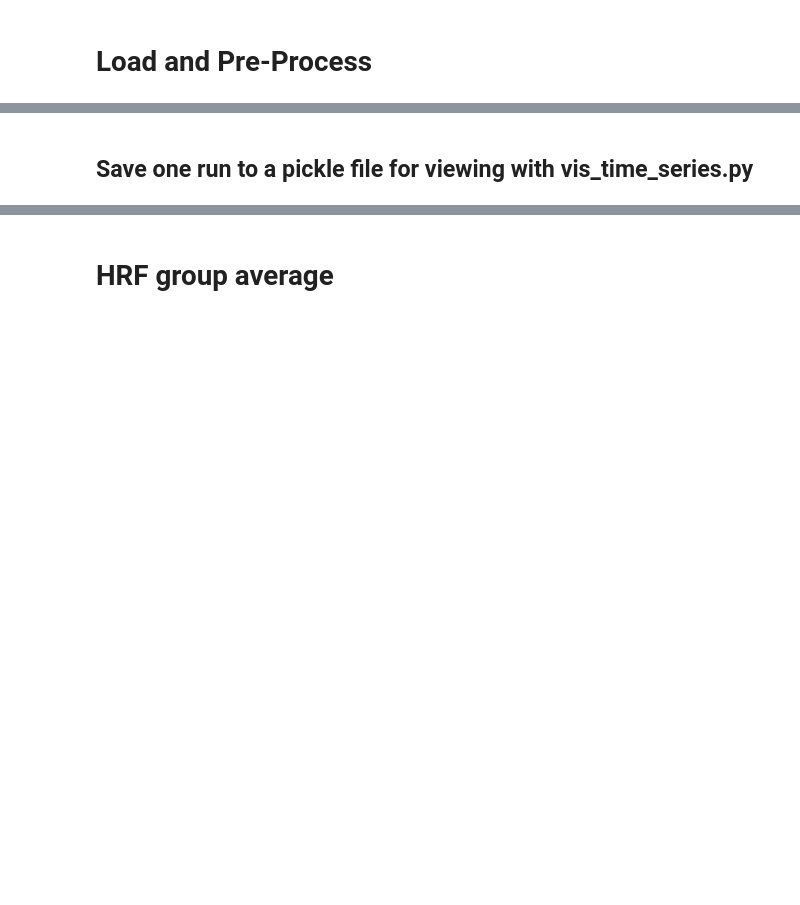
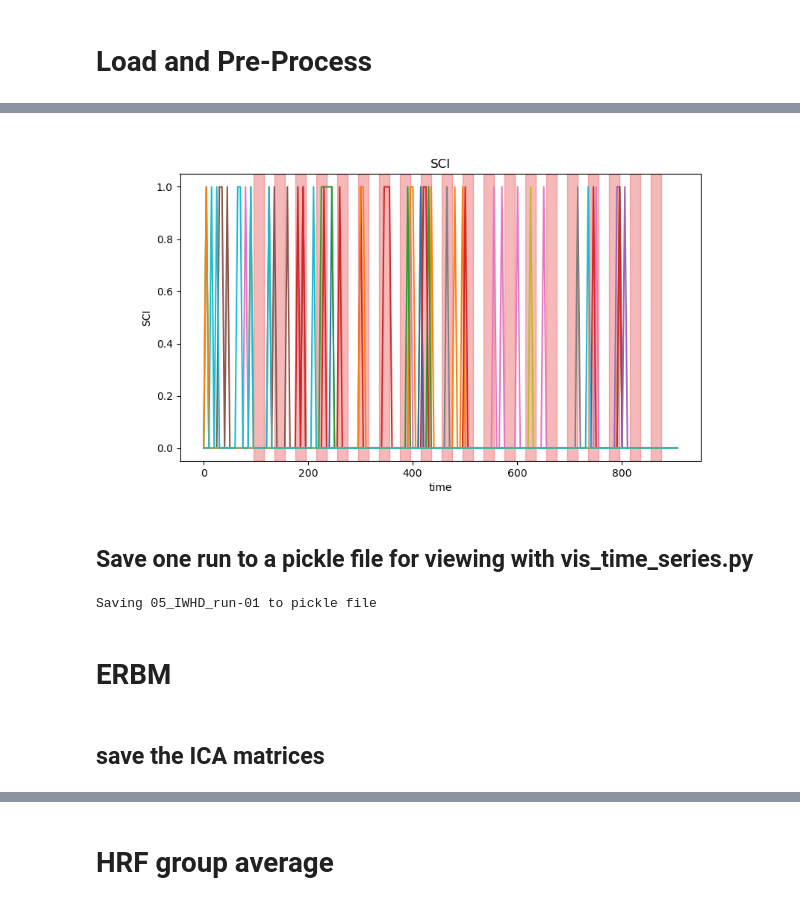
Before and after one commit to shankell212/cedalion-dab-funcs2, a Jupyter notebook: dataset_Esplanade.ipynb, the cells around one changed output, grey strips where cells are left out. Drawn from its saved outputs; the diff is of its cells as text; code cells hidden in the pictures; blank space fills up the shorter version.

```diff
--- a/dataset_Esplanade.ipynb
+++ b/dataset_Esplanade.ipynb
@@ -125,0 +136,7 @@ rec = pfDAB_dqr.plot_tIncCh_dqr( rec, rootDir_data, filenm_lst )
+# %%
+sci_threshold = 0.6
+psp_threshold = 0.1
+window_length = 5 * units.s
+
+#recTmp, chs_pruned, sci, psp = pfDAB.pruneChannels( rec[0][0], snr_thresh, sd_threshs, amp_threshs )
+sci, sci_mask = quality.sci(rec[0][0]['od_tddr'], window_length, sci_threshold)
@@ -126,13 +166,37 @@ rec = pfDAB_dqr.plot_tIncCh_dqr( rec, rootDir_data, filenm_lst )
+# %%
+# find the good channels
+lst_good_chs_indices = [i for i in range(len(chs_pruned)) if chs_pruned[i] == 0.4 and np.min(sci[i,:]) < 0.]
+
+# plot sci
+f,ax = p.subplots(1,1,figsize=(9,5))
+ax.plot(sci.time, sci[lst_good_chs_indices,:].transpose()<0)
+plots.plot_stim_markers(ax, rec[subj_idx][file_idx].stim, y=1)
+
+ax.set_xlabel('time')
+ax.set_ylabel('SCI')
+ax.set_title('SCI')
+p.show()
+# %% [output]
+[figure, added]
 # %% [markdown]
 ## Save one run to a pickle file for viewing with vis_time_series.py
 # %%
 # Save the rec object to a pickle file so you can view it with vis_time_series.py
 # save one file from one subject at a time.
 # this is saved in the derivatives/processed_data directory.
-subj_idx = 0
+subj_idx = 4
 file_idx = 0
+
+print(f'Saving sub-{subj_ids[subj_idx]}_{file_ids[file_idx]} to pickle file')
+
 
 file_path_pkl = os.path.join(rootDir_data, 'derivatives', 'processed_data', 'rec.pkl.gz')
 file = gzip.GzipFile(file_path_pkl, 'wb')
 file.write(pickle.dumps(rec[subj_idx][file_idx]))
 file.close()
+# %% [output]
+Saving 05_IWHD_run-01 to pickle file
+# %% [markdown]
+# ERBM
+# %% [markdown]
+## save the ICA matrices
```
Also changed, not shown: parts of 12 cells of this notebook.
